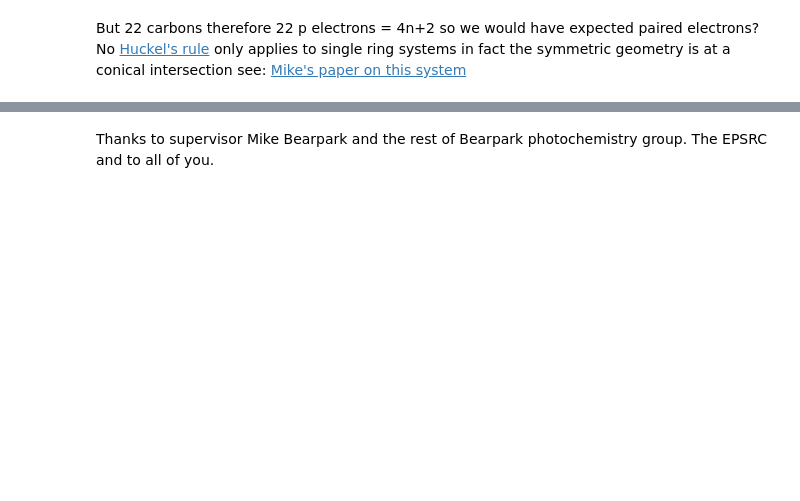
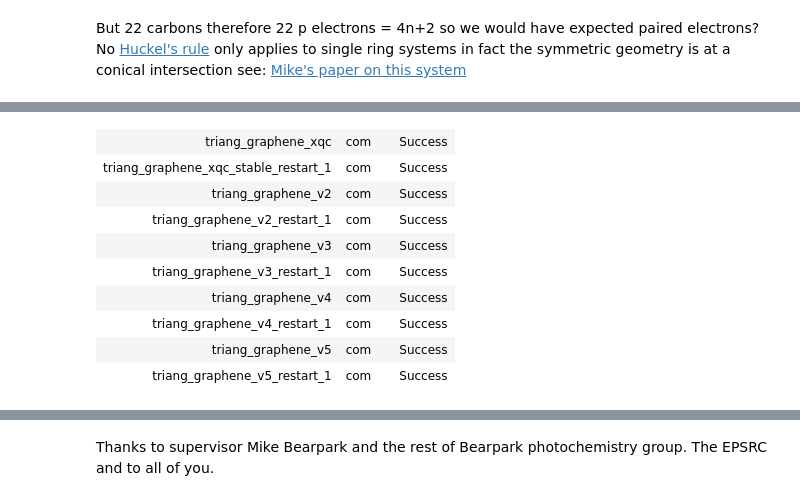
Before and after one commit to Clyde-fare/ccnotebook_talk, a Jupyter notebook: Quantum Chemistry PyData talk.ipynb, the cells around one changed output, grey strips where cells are left out. Saved outputs shown, nothing was run; the diff lists cells and outputs as text; code cells hidden in the pictures; blank space fills up the shorter version.

```diff
--- a/Quantum Chemistry PyData talk.ipynb
+++ b/Quantum Chemistry PyData talk.ipynb
@@ -451,0 +611,13 @@ Future ideas:
+# %%
+mols_to_html([b3lyp_tri_xqc, b3lyp_tri_stable, b3lyp_tri_v2, b3lyp_tri_v2_stable, b3lyp_tri_v3, b3lyp_tri_v3_stable, b3lyp_tri_v4, b3lyp_tri_v4_stable, b3lyp_tri_v5, b3lyp_tri_v5_stable])
+# %% [output]
+| triang_graphene_xqc | com |  | Success |
+| triang_graphene_xqc_stable_restart_1 | com |  | Success |
+| triang_graphene_v2 | com |  | Success |
+| triang_graphene_v2_restart_1 | com |  | Success |
+| triang_graphene_v3 | com |  | Success |
+| triang_graphene_v3_restart_1 | com |  | Success |
+| triang_graphene_v4 | com |  | Success |
+| triang_graphene_v4_restart_1 | com |  | Success |
+| triang_graphene_v5 | com |  | Success |
+| triang_graphene_v5_restart_1 | com |  | Success |
```
Also changed, not shown: parts of 74 cells of this notebook.
